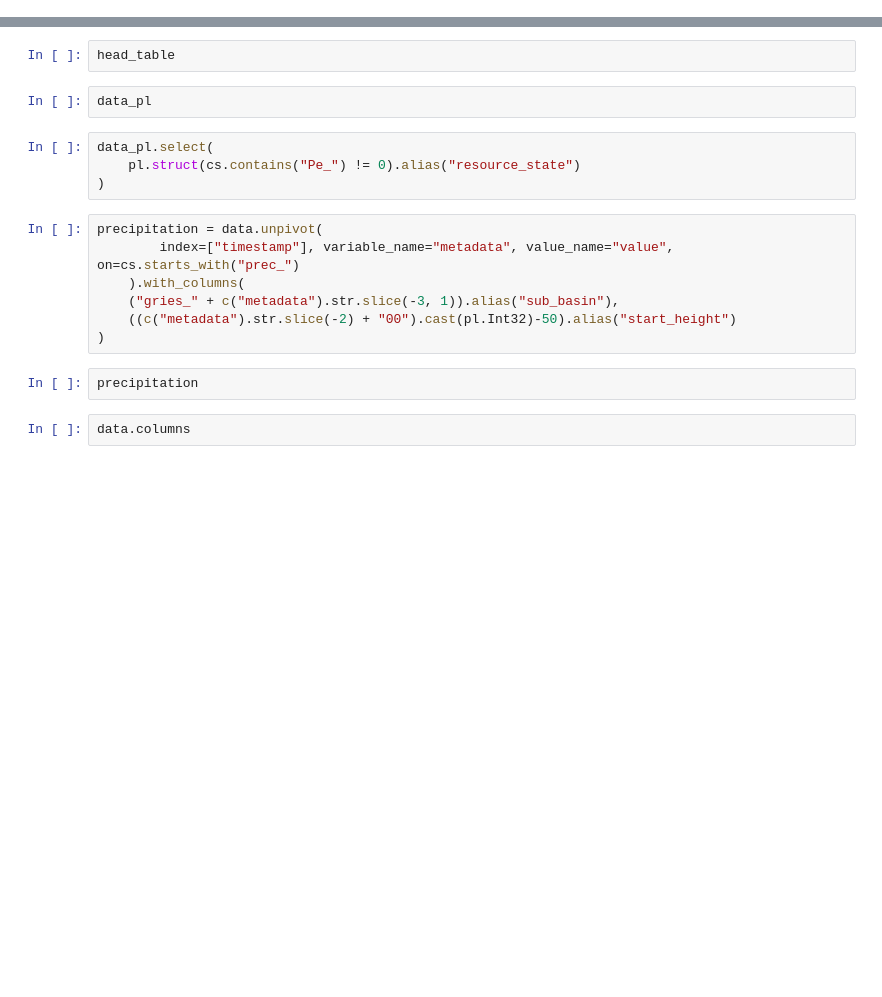
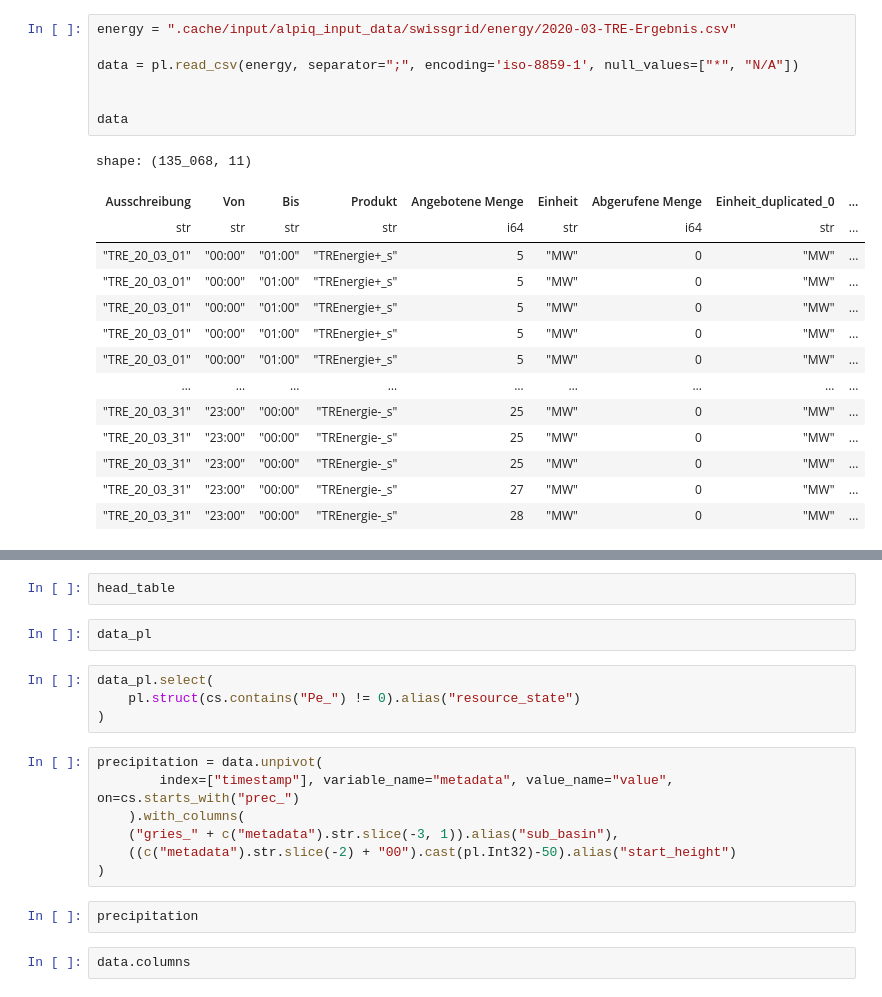
Before and after one commit to heig-vd-ie/smallflex-vpp-codes, a Jupyter notebook: test.ipynb, the cells around one changed output, grey strips where cells are left out. Saved outputs shown, nothing was run; the diff lists cells and outputs as text; blank space fills up the shorter version.

```diff
--- a/test.ipynb
+++ b/test.ipynb
@@ -70,0 +97,22 @@ AttributeError: module 'polars' has no attribute 'li'
+# %%
+energy = ".cache/input/alpiq_input_data/swissgrid/energy/2020-03-TRE-Ergebnis.csv"
+
+data = pl.read_csv(energy, separator=";", encoding='iso-8859-1', null_values=["*", "N/A"])
+
+
+data
+# %% [output]
+shape: (135_068, 11)
+| Ausschreibung | Von | Bis | Produkt | Angebotene Menge | Einheit | Abgerufene Menge | Einheit_duplicated_0 | ... |
+| str | str | str | str | i64 | str | i64 | str | ... |
+| "TRE_20_03_01" | "00:00" | "01:00" | "TREnergie+_s" | 5 | "MW" | 0 | "MW" | ... |
+| "TRE_20_03_01" | "00:00" | "01:00" | "TREnergie+_s" | 5 | "MW" | 0 | "MW" | ... |
+| "TRE_20_03_01" | "00:00" | "01:00" | "TREnergie+_s" | 5 | "MW" | 0 | "MW" | ... |
+| "TRE_20_03_01" | "00:00" | "01:00" | "TREnergie+_s" | 5 | "MW" | 0 | "MW" | ... |
+| "TRE_20_03_01" | "00:00" | "01:00" | "TREnergie+_s" | 5 | "MW" | 0 | "MW" | ... |
+| … | … | … | … | … | … | … | … | ... |
+| "TRE_20_03_31" | "23:00" | "00:00" | "TREnergie-_s" | 25 | "MW" | 0 | "MW" | ... |
+| "TRE_20_03_31" | "23:00" | "00:00" | "TREnergie-_s" | 25 | "MW" | 0 | "MW" | ... |
+| "TRE_20_03_31" | "23:00" | "00:00" | "TREnergie-_s" | 25 | "MW" | 0 | "MW" | ... |
+| "TRE_20_03_31" | "23:00" | "00:00" | "TREnergie-_s" | 27 | "MW" | 0 | "MW" | ... |
+| "TRE_20_03_31" | "23:00" | "00:00" | "TREnergie-_s" | 28 | "MW" | 0 | "MW" | ... |
```
Also changed, not shown: parts of 13 cells of this notebook, 25 other files.
